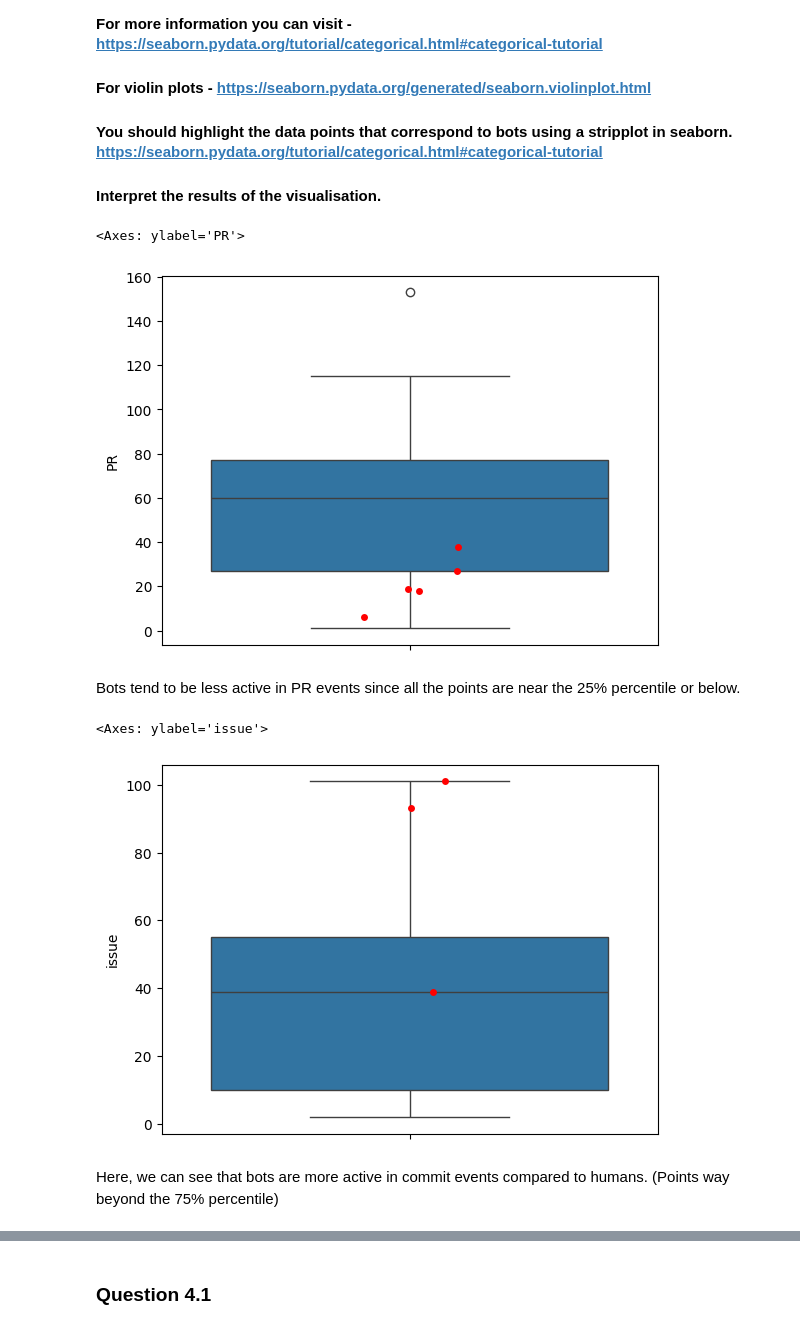
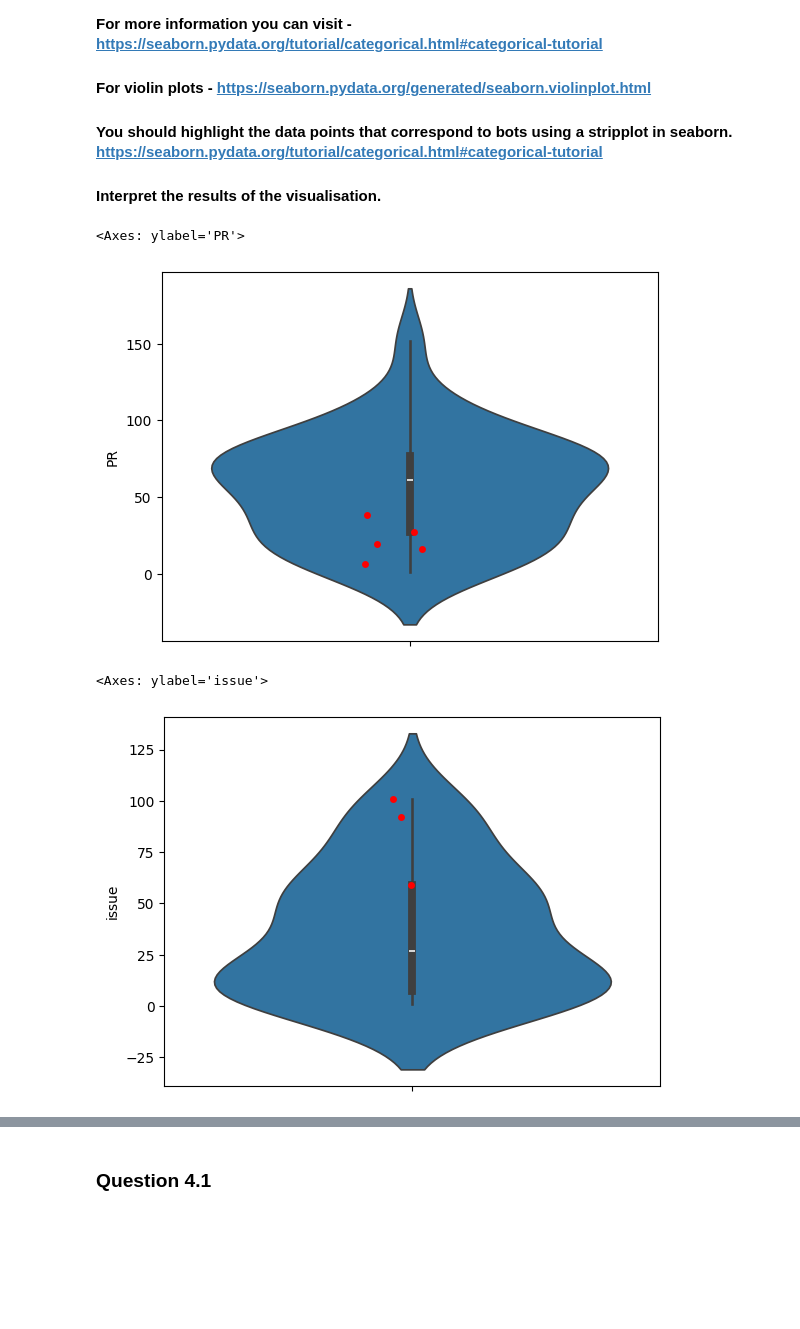
Before and after one commit to LicorneRose765/Software_Evolution_TP3_2024, a Jupyter notebook: TP3_template.ipynb, the cells around one changed output, grey strips where cells are left out. Cells and saved outputs as stored; diff of their text form; code cells hidden in the pictures; blank space fills up the shorter version.

```diff
--- a/TP3_template.ipynb
+++ b/TP3_template.ipynb
@@ -634,30 +634,30 @@ sns.heatmap(df_medians.set_index('type').T, vmin=0, vmax=300, annot=True, fmt="g
 #### Interpret the results of the visualisation.
 # %%
 # YOUR CODE BELOW - Visualize number of events from pull request event group
-sns.boxplot(y='PR', data=final_df)
+sns.violinplot(y='PR', data=final_df)
 sns.stripplot(
     y="PR",
     data=final_df[(final_df["type"] == "Bot")],
     color="red",
 )
+# This distribution seems skewed with all the bots in the lower range.
+# This plot could also show that there is two normal distributions in the data. (one for bots and one for humans ?)
 # %% [output]
 <Axes: ylabel='PR'>
-[figure, old version]
+[figure, new version]
-# %% [markdown]
-Bots tend to be less active in PR events since all the points are near the 25% percentile or below.
 # %%
 # YOUR CODE BELOW - Visualise number of events from issue event group
 # Boxplot and violin plot side by side, different graph
-sns.boxplot(y="issue", data=final_df)
+sns.violinplot(y="issue", data=final_df)
 sns.stripplot(
     y="issue",
     data=final_df[(final_df["type"] == "Bot")],
     color="red",
 )
+
+# This does not seem to be a normal distribution.
 # %% [output]
 <Axes: ylabel='issue'>
-[figure, old version]
+[figure, new version]
-# %% [markdown]
-Here, we can see that bots are more active in commit events compared to humans. (Points way beyond the 75% percentile)
 # %%
 # YOUR CODE BELOW - Visualise number of events from commit event group
```
Also changed, not shown: parts of 21 cells of this notebook, 2 other files.
